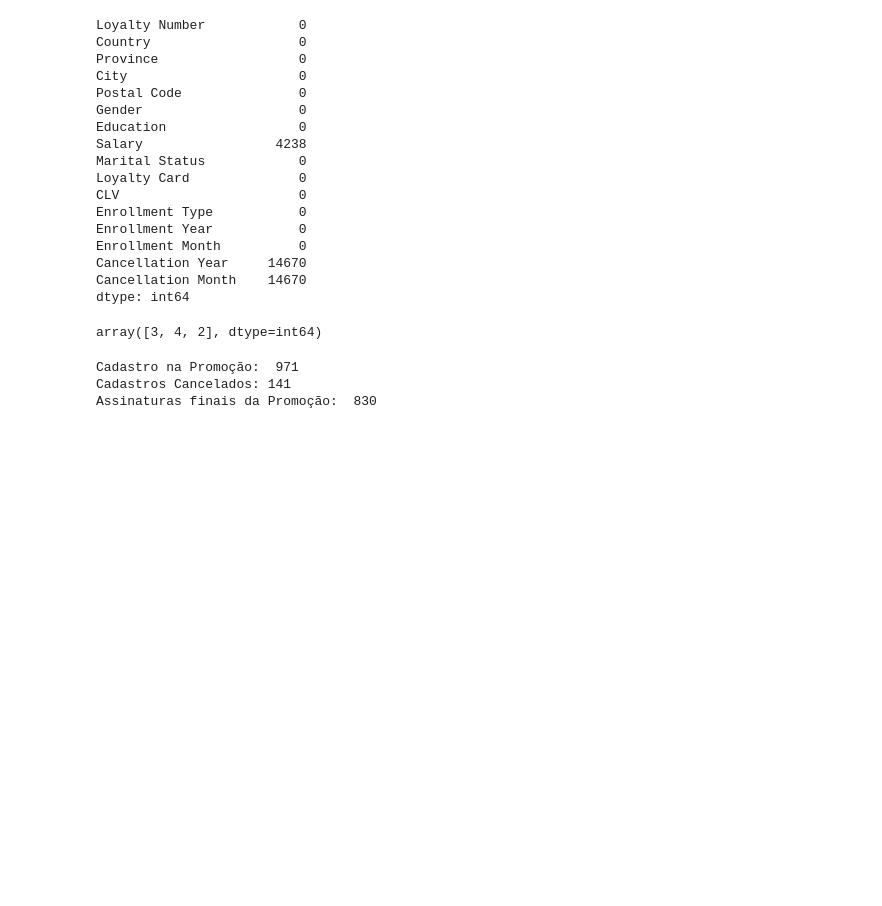
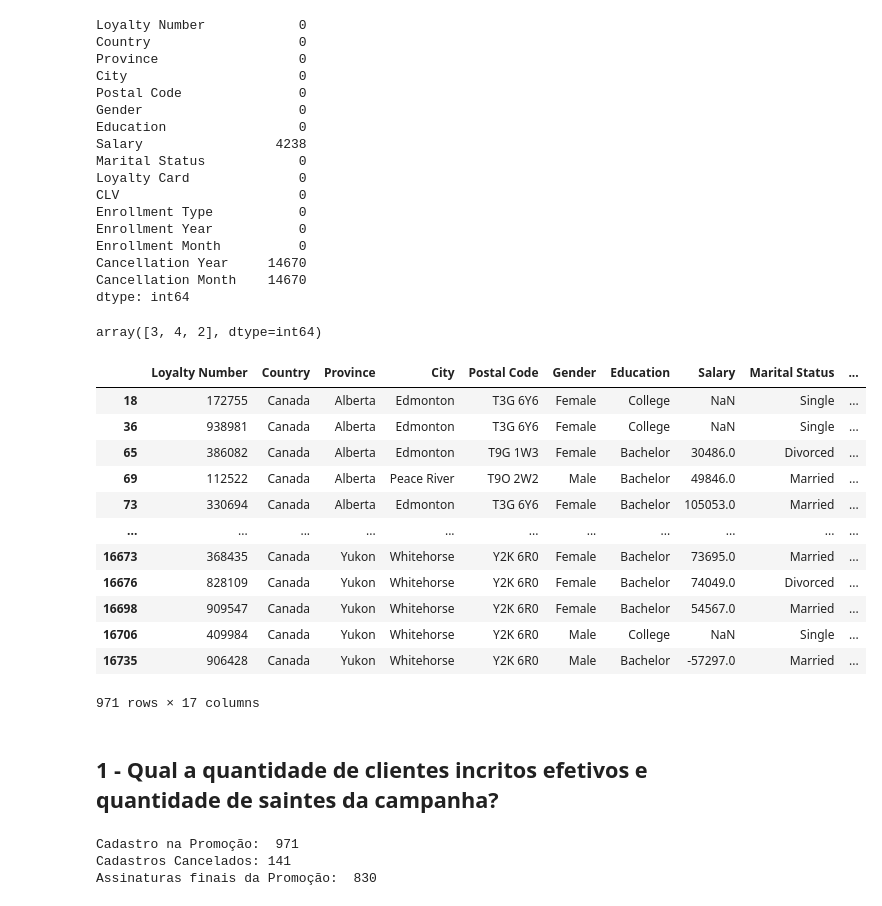
Before and after one commit to djalmarodriguess/Analise_Campanha_de_Marketing, a Jupyter notebook: main.ipynb, the cells around one changed output. Drawn from its saved outputs; the diff is of its cells as text; code cells hidden in the pictures; blank space fills up the shorter version.

```diff
--- a/main.ipynb
+++ b/main.ipynb
@@ -94,6 +105,24 @@ filtra_campanha = data_history[data_history['Enrollment Type'] == '2018 Promotio
 filtra_campanha['Enrollment Month'].unique()
 # %% [output]
 array([3, 4, 2], dtype=int64)
+# %%
+filtra_campanha
+# %% [output]
+|  | Loyalty Number | Country | Province | City | Postal Code | Gender | Education | Salary | Marital Status | ... |
+| 18 | 172755 | Canada | Alberta | Edmonton | T3G 6Y6 | Female | College | NaN | Single | ... |
+| 36 | 938981 | Canada | Alberta | Edmonton | T3G 6Y6 | Female | College | NaN | Single | ... |
+| 65 | 386082 | Canada | Alberta | Edmonton | T9G 1W3 | Female | Bachelor | 30486.0 | Divorced | ... |
+| 69 | 112522 | Canada | Alberta | Peace River | T9O 2W2 | Male | Bachelor | 49846.0 | Married | ... |
+| 73 | 330694 | Canada | Alberta | Edmonton | T3G 6Y6 | Female | Bachelor | 105053.0 | Married | ... |
+| ... | ... | ... | ... | ... | ... | ... | ... | ... | ... | ... |
+| 16673 | 368435 | Canada | Yukon | Whitehorse | Y2K 6R0 | Female | Bachelor | 73695.0 | Married | ... |
+| 16676 | 828109 | Canada | Yukon | Whitehorse | Y2K 6R0 | Female | Bachelor | 74049.0 | Divorced | ... |
+| 16698 | 909547 | Canada | Yukon | Whitehorse | Y2K 6R0 | Female | Bachelor | 54567.0 | Married | ... |
+| 16706 | 409984 | Canada | Yukon | Whitehorse | Y2K 6R0 | Male | College | NaN | Single | ... |
+| 16735 | 906428 | Canada | Yukon | Whitehorse | Y2K 6R0 | Male | Bachelor | -57297.0 | Married | ... |
+971 rows × 17 columns
+# %% [markdown]
+## 1 - Qual a quantidade de clientes incritos efetivos e quantidade de saintes da campanha?
 # %%
 # Quantidade de inscrições no ano de 2018
 contagem_filtra_campanha = filtra_campanha.shape[0]
```
Also changed, not shown: parts of 17 cells of this notebook.
